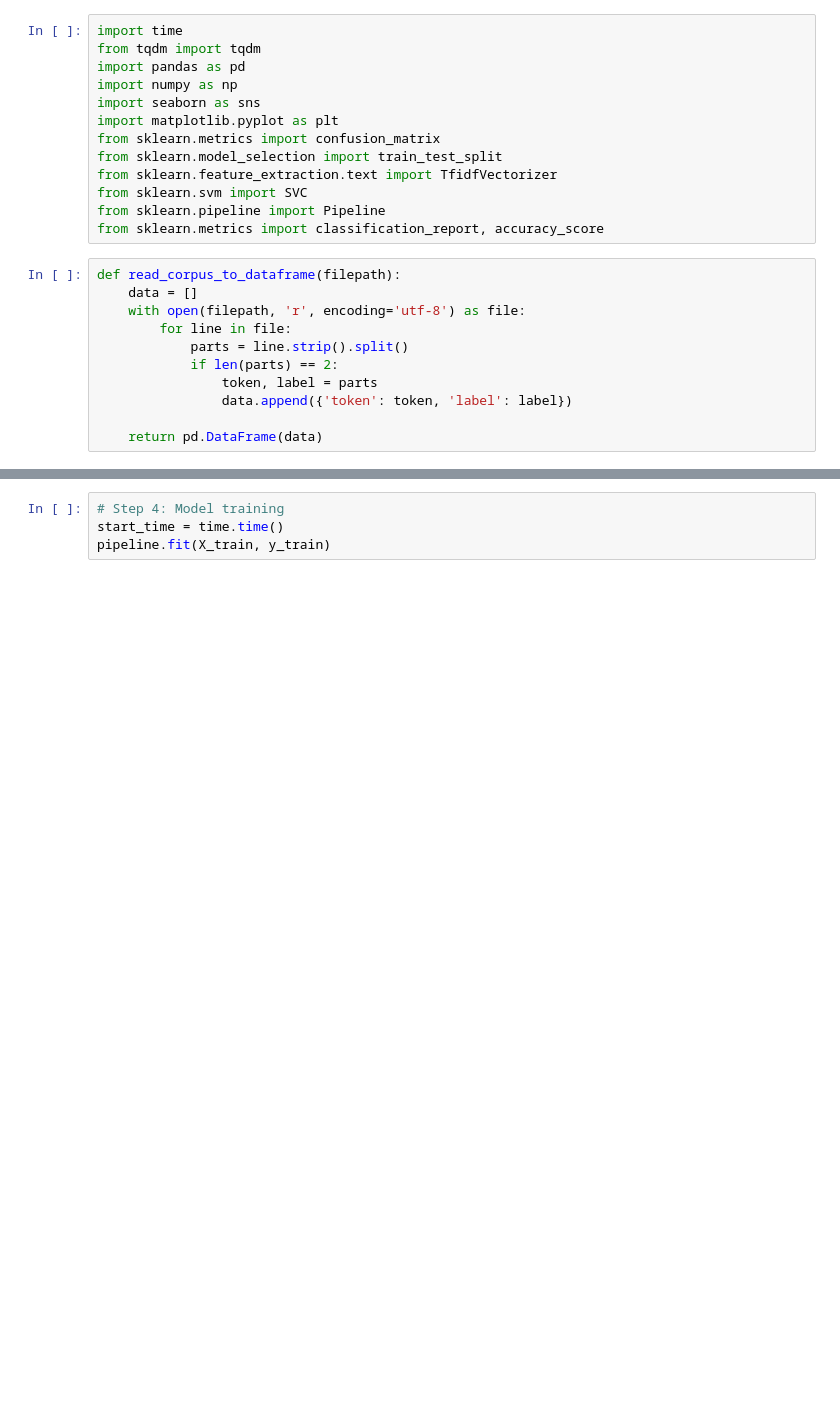
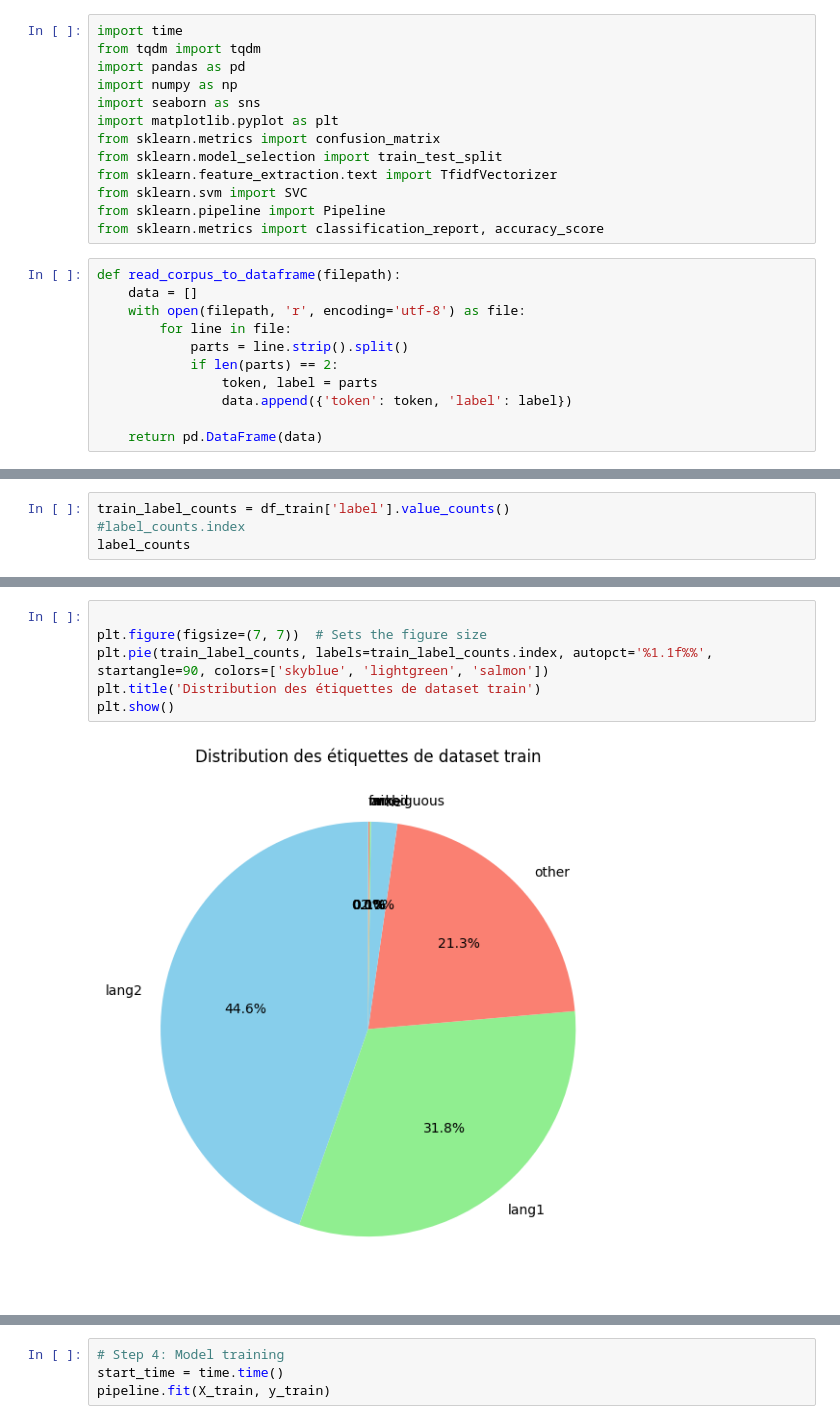
Before and after one commit to Lidan0241/language-detection, a Jupyter notebook: svm_model.ipynb, the cells around one changed output, grey strips where cells are left out. Drawn from its saved outputs; the diff is of its cells as text; blank space fills up the shorter version.

Commit message:
ajout plot pour dataset

```diff
--- a/svm_model.ipynb
+++ b/svm_model.ipynb
@@ -67,0 +41,4 @@ print(df_dev.size / (df_train.size + df_dev.size) * 100)
+# %%
+train_label_counts = df_train['label'].value_counts()
+#label_counts.index
+label_counts
@@ -67,0 +56,8 @@ print(df_dev.size / (df_train.size + df_dev.size) * 100)
+# %%
+
+plt.figure(figsize=(7, 7))  # Sets the figure size
+plt.pie(train_label_counts, labels=train_label_counts.index, autopct='%1.1f%%', startangle=90, colors=['skyblue', 'lightgreen', 'salmon'])
+plt.title('Distribution des étiquettes de dataset train')
+plt.show()
+# %% [output]
+[figure, added]
```
Also changed, not shown: parts of 8 cells of this notebook, 1 other file.
